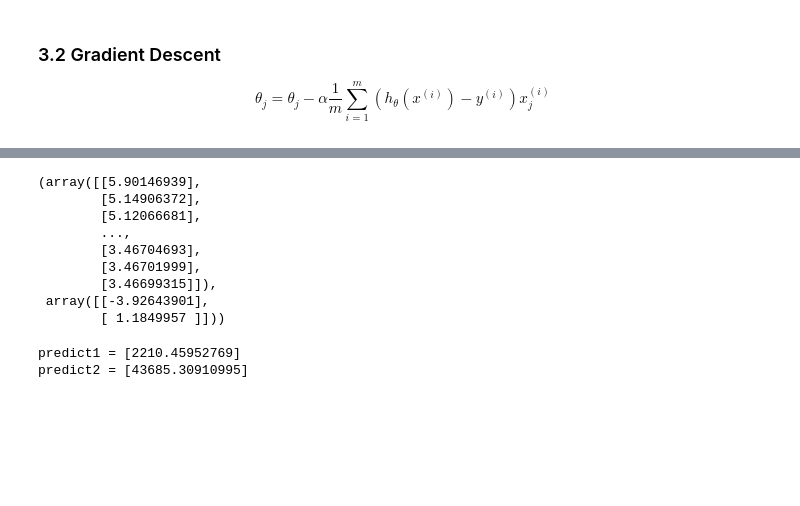
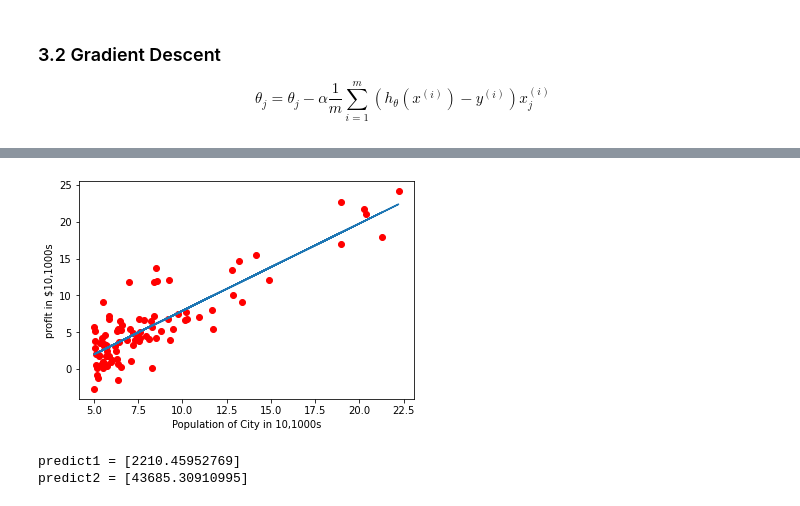
Before and after one commit to GuotongWu/2021study, a Jupyter notebook: ML/lab1/lab1.ipynb, the cells around one changed output, grey strips where cells are left out. Cells and saved outputs as stored; diff of their text form; code cells hidden in the pictures; blank space fills up the shorter version.

```diff
--- a/ML/lab1/lab1.ipynb
+++ b/ML/lab1/lab1.ipynb
@@ -34,7 +33,7 @@ def plotData(X, y):
 data = pd.read_csv('ex1data1.txt')
 X  = np.array(data.iloc[:,0])
 m = X.shape[0]
-y = np.array(data.iloc[:,1]).reshape(96,1)
+y = np.array(data.iloc[:,1]).reshape(m,1)
 plotData(X, y)
 # %% [output]
 [figure]
@@ -87,8 +86,8 @@ def gradientDescent(X, y, theta, alpha, iteratons):
     J_history = np.zeros((iteratons, 1))
     for iter in range(iteratons):
         h = np.dot(X, theta)
-        tmp = np.sum((h-y)*X, axis=0)
-        theta = theta - alpha/m * np.sum((h - y)*X, axis=0).reshape(2,1)
+        tmp = np.sum((h-y)*X, axis=0).reshape(2,1)
+        theta = theta - alpha/m * tmp
         J_history[iter] = computeCost(X,y,theta)
     return J_history, theta
 # %%
@@ -99,15 +109,9 @@ J_history, theta = gradientDescent(X, y, theta, alpha, iterations)
-# %%
-J_history, theta
-# %% [output]
-(array([[5.90146939],
-        [5.14906372],
-        [5.12066681],
-        ...,
-        [3.46704693],
-        [3.46701999],
-        [3.46699315]]),
- array([[-3.92643901],
-        [ 1.1849957 ]]))
+# %%
+plotData(X[:,1], y)
+plt.plot(X[:,1], np.dot(X,theta))
+plt.show()
+# %% [output]
+[figure, added]
 # %%
 # test, given x = [1, 3.5]
 predict1 = np.dot([1, 3.5], theta)
```
Also changed, not shown: parts of 3 cells of this notebook, 1 other file.
